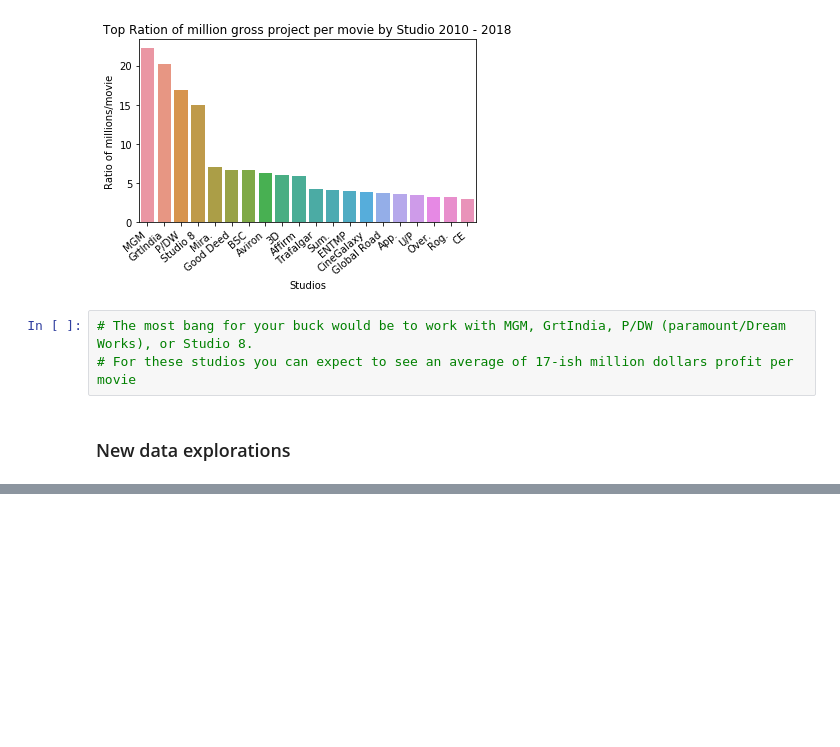
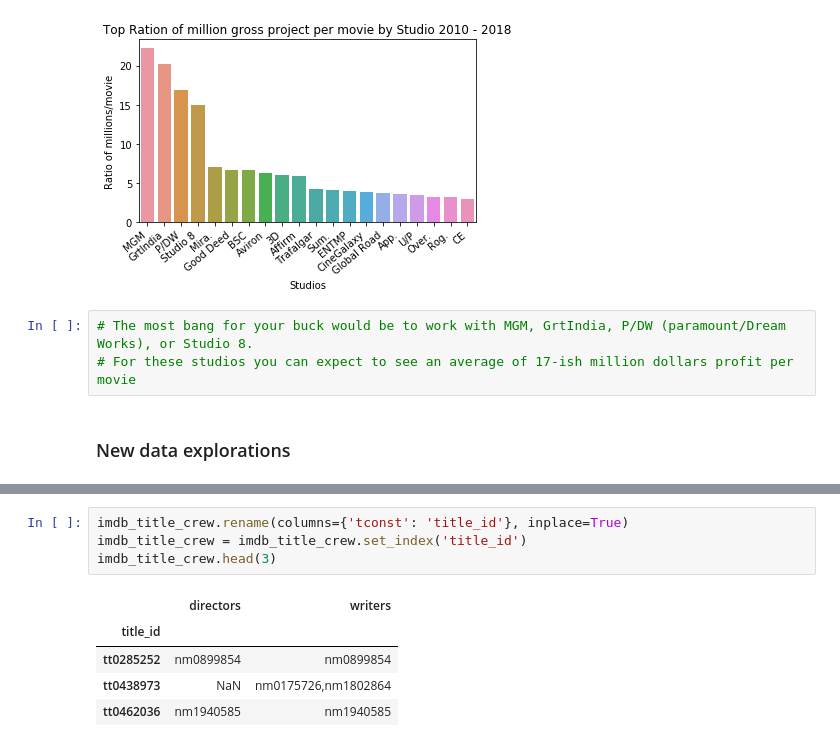
Before and after one commit to 99KHayes/Project_1_Mod_1_Hayes_Agodo, a Jupyter notebook: First_Project_1_Scatchpad.ipynb, the cells around one changed output, grey strips where cells are left out. Saved outputs shown, nothing was run; the diff lists cells and outputs as text; blank space fills up the shorter version.

```diff
--- a/First_Project_1_Scatchpad.ipynb
+++ b/First_Project_1_Scatchpad.ipynb
@@ -518,0 +596,10 @@ plt.show()
+# %%
+imdb_title_crew.rename(columns={'tconst': 'title_id'}, inplace=True)
+imdb_title_crew = imdb_title_crew.set_index('title_id')
+imdb_title_crew.head(3)
+# %% [output]
+|  | directors | writers |
+| title_id |  |  |
+| tt0285252 | nm0899854 | nm0899854 |
+| tt0438973 | NaN | nm0175726,nm1802864 |
+| tt0462036 | nm1940585 | nm1940585 |
```
Also changed, not shown: parts of 12 cells of this notebook.
